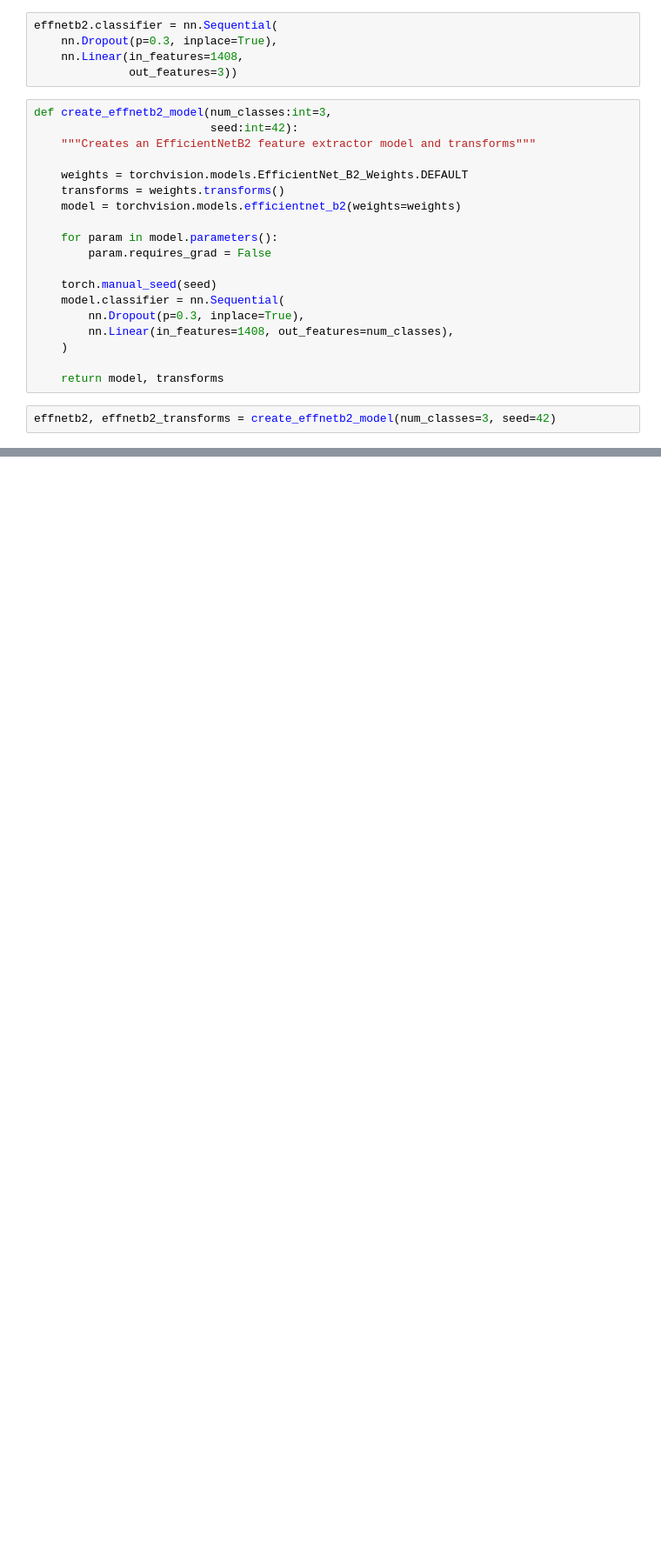
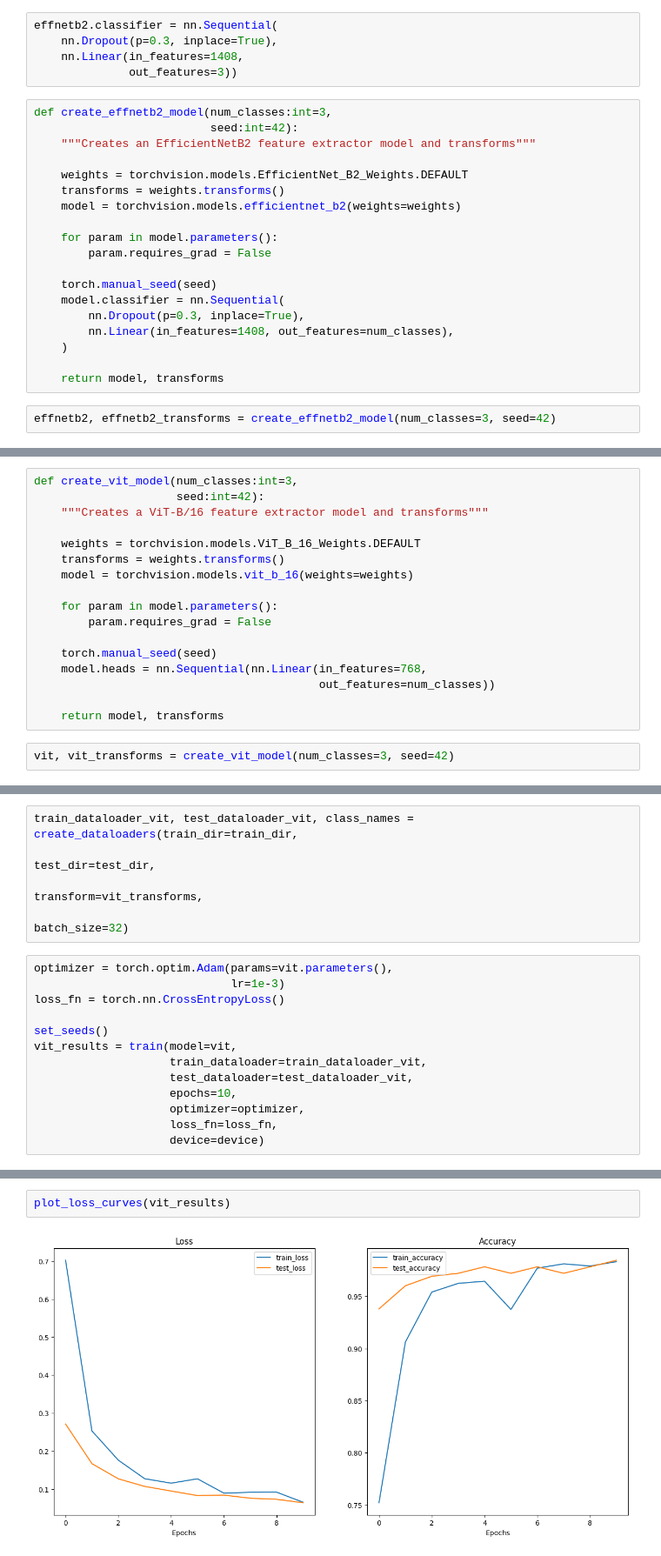
Before and after one commit to JankData/food-classification, a Jupyter notebook: food_classif.ipynb, the cells around one changed output, grey strips where cells are left out. Shown at 87% size. Drawn from its saved outputs; the diff is of its cells as text; blank space fills up the shorter version.

```diff
--- a/food_classif.ipynb
+++ b/food_classif.ipynb
@@ -410,0 +499,19 @@ effnetb2_stats
+# %%
+def create_vit_model(num_classes:int=3,
+                     seed:int=42):
+    """Creates a ViT-B/16 feature extractor model and transforms"""
+
+    weights = torchvision.models.ViT_B_16_Weights.DEFAULT
+    transforms = weights.transforms()
+    model = torchvision.models.vit_b_16(weights=weights)
+
+    for param in model.parameters():
+        param.requires_grad = False
+
+    torch.manual_seed(seed)
+    model.heads = nn.Sequential(nn.Linear(in_features=768,
+                                          out_features=num_classes))
+
+    return model, transforms
+# %%
+vit, vit_transforms = create_vit_model(num_classes=3, seed=42)
@@ -410,0 +544,18 @@ effnetb2_stats
+# %%
+train_dataloader_vit, test_dataloader_vit, class_names = create_dataloaders(train_dir=train_dir,
+                                                                            test_dir=test_dir,
+                                                                            transform=vit_transforms,
+                                                                            batch_size=32)
+# %%
+optimizer = torch.optim.Adam(params=vit.parameters(),
+                             lr=1e-3)
+loss_fn = torch.nn.CrossEntropyLoss()
+
+set_seeds()
+vit_results = train(model=vit,
+                    train_dataloader=train_dataloader_vit,
+                    test_dataloader=test_dataloader_vit,
+                    epochs=10,
+                    optimizer=optimizer,
+                    loss_fn=loss_fn,
+                    device=device)
@@ -410,0 +573,4 @@ effnetb2_stats
+# %%
+plot_loss_curves(vit_results)
+# %% [output]
+[figure, added]
```
Also changed, not shown: parts of 75 cells of this notebook.
